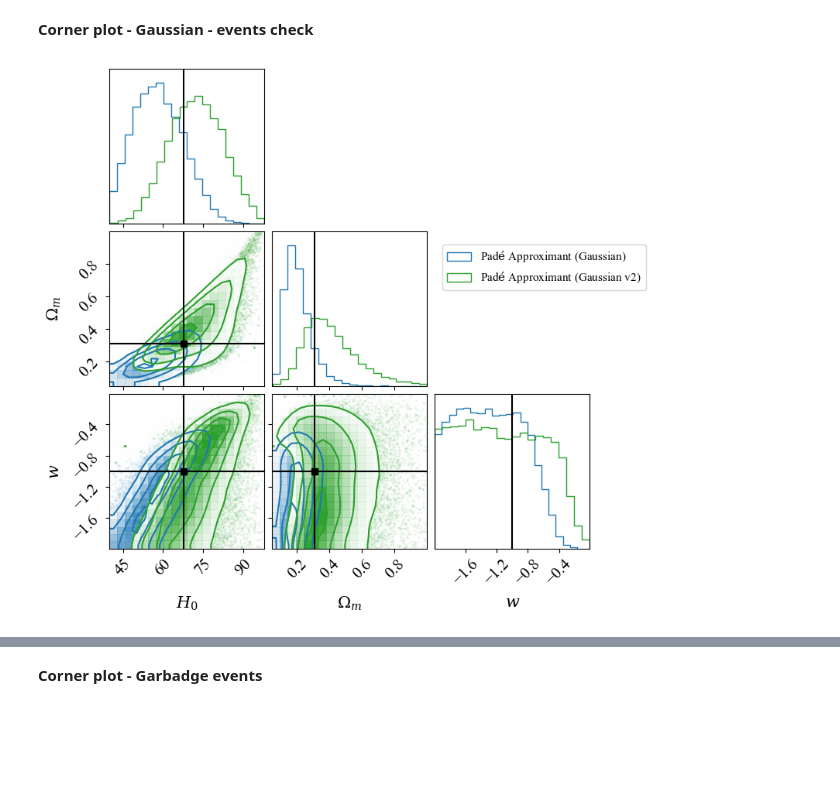
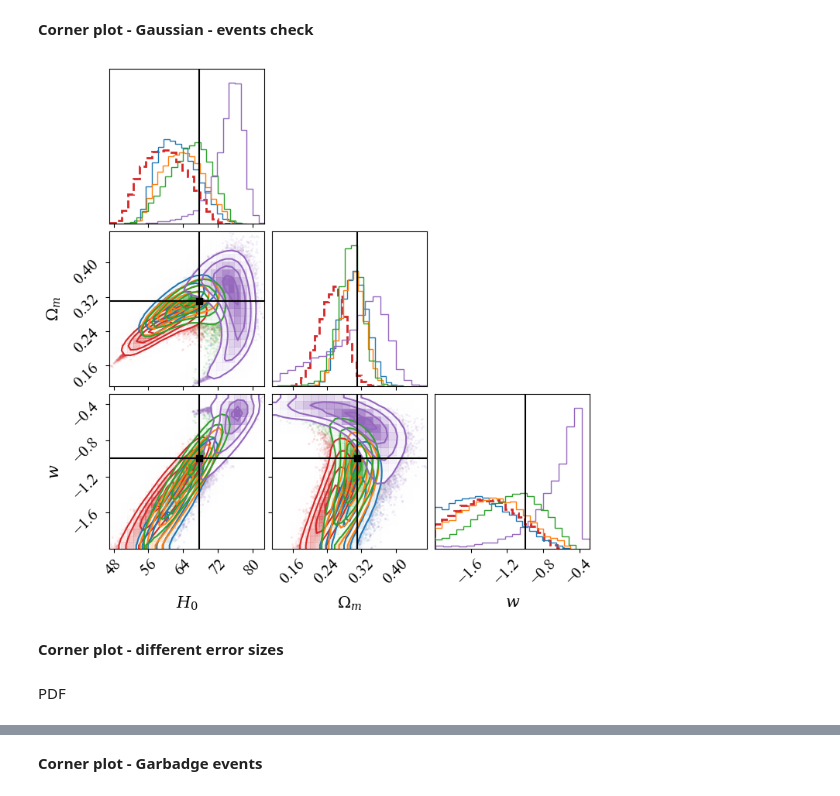
Before and after one commit to MariosNT/DM_cosmic_Pade, a Jupyter notebook: Notebooks/MCMC_comparisons.ipynb, the cells around one changed output, grey strips where cells are left out. Cells and saved outputs as stored; diff of their text form; code cells hidden in the pictures; blank space fills up the shorter version.

```diff
--- a/Notebooks/MCMC_comparisons.ipynb
+++ b/Notebooks/MCMC_comparisons.ipynb
@@ -112,0 +239,20 @@ plt.show()
+# %%
+colour_list = ['tab:blue', 'tab:orange', 'tab:green', 'tab:purple']
+
+fig = plt.figure(figsize=(10, 4))
+ax1 = fig.add_subplot(1, 1, 1)
+
+ax1.plot(np.sort(z_centres_gauss_fid), np.sort(DM_centres_gauss_fid), c='black', lw=3)
+ax1.errorbar(z_centres_gauss_fid, DM_obs_centre_gauss_fid, yerr=s_DM_obs_gauss_fid, marker='o', ls='', ms=7, c='tab:red', label=f'N={N_EVENTS} (Fid)')
+for idx_v in range(0, len(z_centres_gauss_v)):
+    ax1.errorbar(z_centres_gauss_v[idx_v], DM_obs_centre_gauss_v[idx_v], yerr=s_DM_obs_gauss_v[idx_v],\
+                 marker='o', ls='', ms=3, c=colour_list[idx_v])
+ax1.set_ylabel(r'${\rm DM}_{\rm diff}$ [pc/cm$^3$]', fontsize=12)
+ax1.set_xlabel(r'$z$', fontsize=12)
+ax1.legend(loc='upper left', fontsize=12)
+ax1.tick_params(axis='both', which='major', labelsize=15)
+
+if SAVE_FIG:
+    plt.savefig("./figures/FRB_events_gaussian_realisations.png", dpi=300, bbox_inches='tight')
+
+plt.show()
@@ -379,18 +592,32 @@ plt.show()
 **Corner plot - Gaussian - events check**
 # %%
 labels = [r"$H_0$", r"$\Omega_m$", r"$w$"]
+colour_list = ['tab:blue', 'tab:orange', 'tab:green', 'tab:purple']
 
 fig = corner.corner(
-    flat_samples_PD_gauss, labels=labels, color="tab:blue", smooth=True, label_kwargs={"fontsize": 15},
+    flat_samples_PD_gauss, labels=labels, color="tab:red", smooth=True, label_kwargs={"fontsize": 15},\
+    hist_kwargs={"linestyle": "--", "linewidth": 2},
 )
-corner.corner(
-    flat_samples_PD_gauss_v2, fig=fig, truths=[HUBBLE, OMEGA_MATTER, W_LAMBDA], truth_color='black', color="tab:green", smooth=True
-);
+
+for idx_v in range(0, len(z_centres_gauss_v)):
+    if idx_v == len(z_centres_gauss_v)-1:
+        corner.corner(
+            flat_samples_PD_gauss_v[idx_v], fig=fig, color=colour_list[idx_v], smooth=True,\
+            truths=[HUBBLE, OMEGA_MATTER, W_LAMBDA], truth_color='black',
+        );
+    else:
+        corner.corner(
+            flat_samples_PD_gauss_v[idx_v], fig=fig, color=colour_list[idx_v], smooth=True
+        );
 
 for ax in fig.get_axes():
     ax.tick_params(axis='both', labelsize=15)
 
-plt.legend([r'Pad$\'{\rm e}$ Approximant (Gaussian)', r'Pad$\'{\rm e}$ Approximant (Gaussian v2)' ], loc='upper right', bbox_to_anchor=(0.4, 1., 1, 1), fontsize=11)
+# plt.legend([r'Pad$\'{\rm e}$ Approximant (Gaussian)', r'Pad$\'{\rm e}$ Approximant (Gaussian v2)' ], loc='upper right', bbox_to_anchor=(0.4, 1., 1, 1), fontsize=11)
 plt.show()
 # %% [output]
-[figure, old version]
+[figure, new version]
+# %% [markdown]
+**Corner plot - different error sizes**
+# %% [markdown]
+PDF
```
Also changed, not shown: parts of 30 cells of this notebook, 2 other files.
